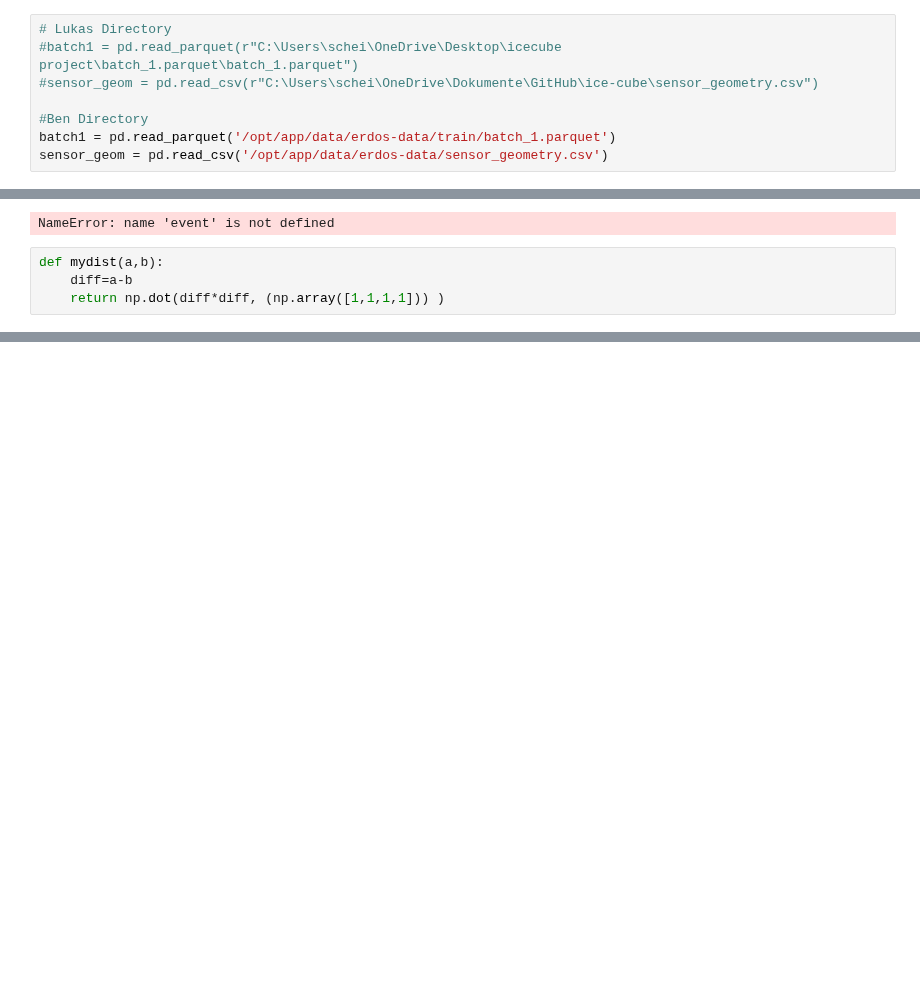
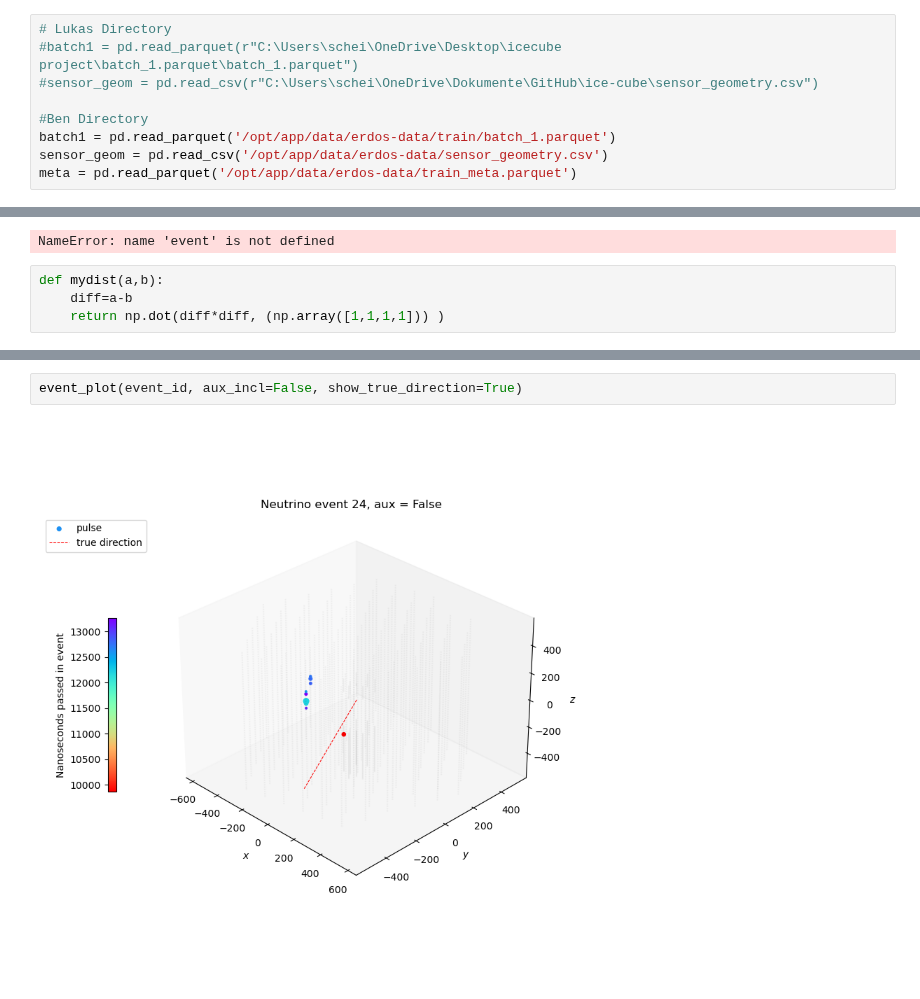
Before and after one commit to kdv97/ice-cube, a Jupyter notebook: clustering/clustering.ipynb, the cells around one changed output, grey strips where cells are left out. Drawn from its saved outputs; the diff is of its cells as text; blank space fills up the shorter version.

```diff
--- a/clustering/clustering.ipynb
+++ b/clustering/clustering.ipynb
@@ -15,6 +17,7 @@ import random
 #Ben Directory
 batch1 = pd.read_parquet('/opt/app/data/erdos-data/train/batch_1.parquet')
 sensor_geom = pd.read_csv('/opt/app/data/erdos-data/sensor_geometry.csv')
+meta = pd.read_parquet('/opt/app/data/erdos-data/train_meta.parquet')
 # %%
 len(batch1[batch1.auxiliary==False].index)
 # %% [output]
@@ -108,0 +215,4 @@ Number of clusters: 1
+# %%
+event_plot(event_id, aux_incl=False, show_true_direction=True)
+# %% [output]
+[figure, added]
```
Also changed, not shown: parts of 5 cells of this notebook.
